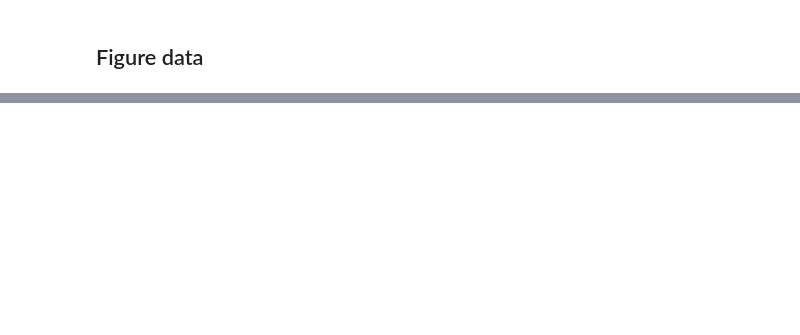
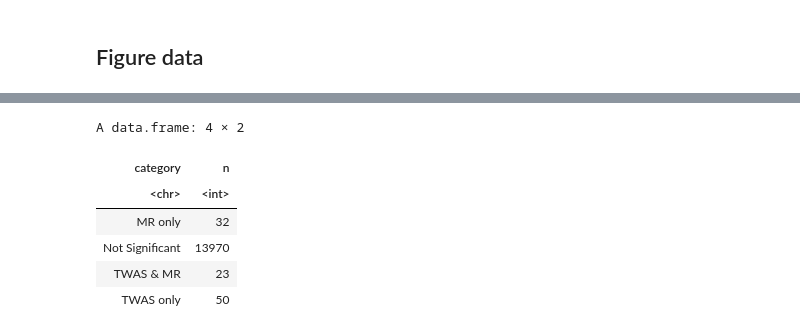
Before and after one commit to rl3328/motor_QTL_project, a Jupyter notebook: Data_analysis/TWAS/EDA/plots_preparation.ipynb, the cells around one changed output, grey strips where cells are left out. Cells and saved outputs as stored; diff of their text form; code cells hidden in the pictures; blank space fills up the shorter version.

```diff
--- a/Data_analysis/TWAS/EDA/plots_preparation.ipynb
+++ b/Data_analysis/TWAS/EDA/plots_preparation.ipynb
@@ -276,5 +321,15 @@ df <- df %>%
     TRUE ~ "Others"                              # Catch-all for remaining cases
   ))
+# %%
+df |> count(category)
+# %% [output]
+A data.frame: 4 × 2
+| category | n |
+| <chr> | <int> |
+| MR only | 32 |
+| Not Significant | 13970 |
+| TWAS & MR | 23 |
+| TWAS only | 50 |
 # %%
 # dir.create('data')
 saveRDS(list(df = df, unadj_cutoff = unadj_cutoff, axis_df= axis_df), 'data/TWAS_manhattan_plot_data.rds')
```
Also changed, not shown: parts of 27 cells of this notebook, 3 other files.
